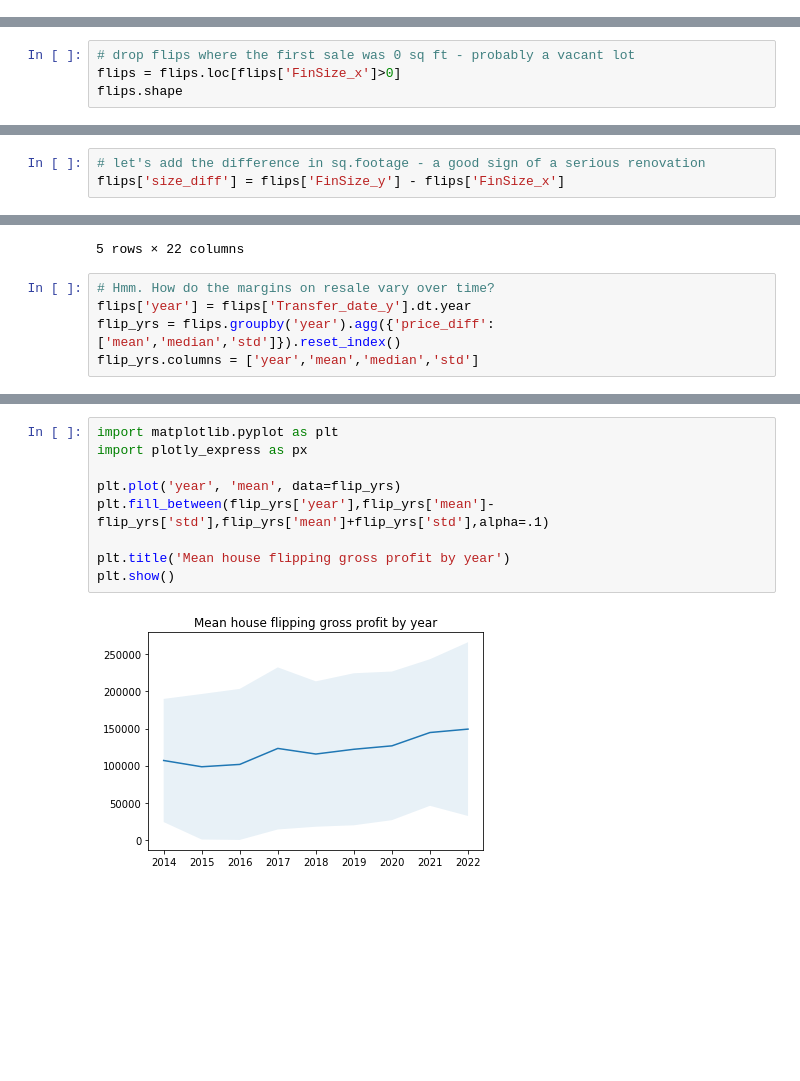
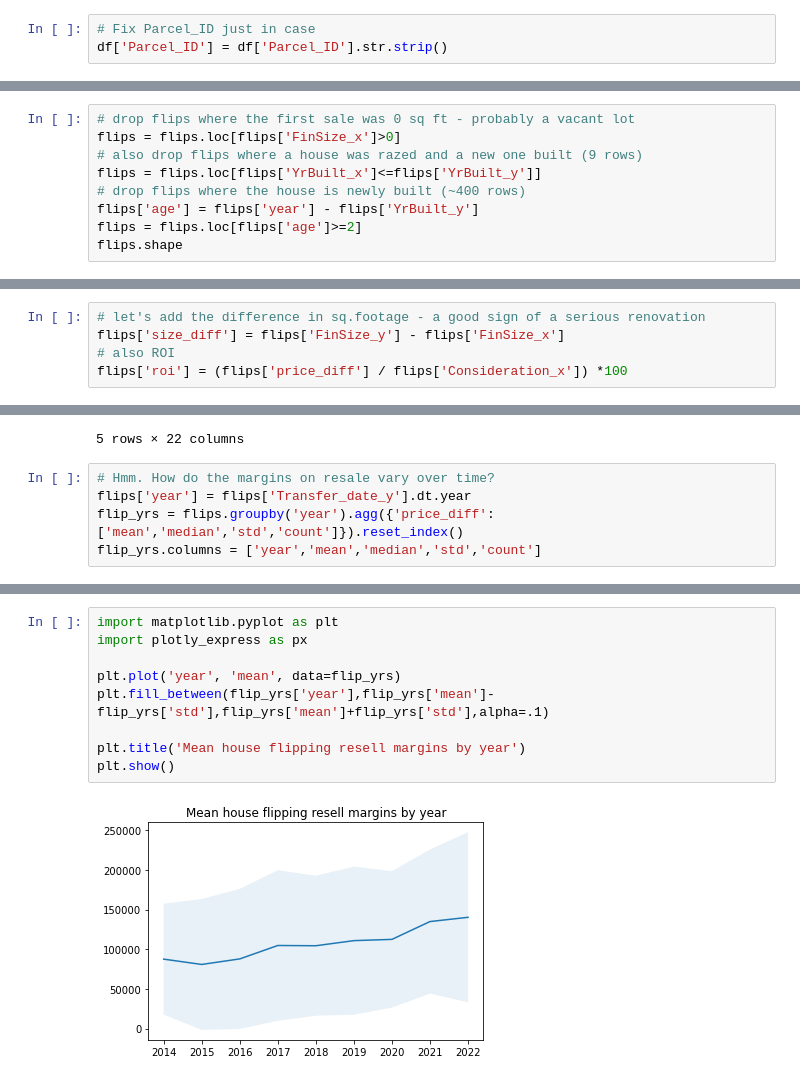
Before and after one commit to kfinity/ric-house-flip, a Jupyter notebook: flip analysis.ipynb, the cells around one changed output, grey strips where cells are left out. Drawn from its saved outputs; the diff is of its cells as text; blank space fills up the shorter version.

```diff
--- a/flip analysis.ipynb
+++ b/flip analysis.ipynb
@@ -12,3 +15,6 @@ df = df.loc[df['PropClass'].isin([101,110,115,120,130,150])]
+# %%
+# Fix Parcel_ID just in case
+df['Parcel_ID'] = df['Parcel_ID'].str.strip()
 # %% [markdown]
 We have a couple of markers for identifying flips vs. new housing:
 
@@ -90,5 +96,10 @@ flips.shape
 # %%
 # drop flips where the first sale was 0 sq ft - probably a vacant lot
 flips = flips.loc[flips['FinSize_x']>0]
+# also drop flips where a house was razed and a new one built (9 rows)
+flips = flips.loc[flips['YrBuilt_x']<=flips['YrBuilt_y']]
+# drop flips where the house is newly built (~400 rows)
+flips['age'] = flips['year'] - flips['YrBuilt_y']
+flips = flips.loc[flips['age']>=2]
 flips.shape
 # %% [output]
@@ -96,6 +107,8 @@ flips.shape
 # %%
 # let's add the difference in sq.footage - a good sign of a serious renovation
 flips['size_diff'] = flips['FinSize_y'] - flips['FinSize_x']
+# also ROI
+flips['roi'] = (flips['price_diff'] / flips['Consideration_x']) *100
 # %%
 #flips.shape
 #flips.sort_values(['price_diff']).tail(20)
@@ -133,8 +146,8 @@ df.loc[df['Parcel_ID'].str.strip() == 'W0000442020']
 # %%
 # Hmm. How do the margins on resale vary over time?
 flips['year'] = flips['Transfer_date_y'].dt.year
-flip_yrs = flips.groupby('year').agg({'price_diff':['mean','median','std']}).reset_index()
-flip_yrs.columns = ['year','mean','median','std']
+flip_yrs = flips.groupby('year').agg({'price_diff':['mean','median','std','count']}).reset_index()
+flip_yrs.columns = ['year','mean','median','std','count']
 # %%
 import matplotlib.pyplot as plt
 import plotly_express as px
@@ -149,11 +162,11 @@ plt.show()
 # %%
 import matplotlib.pyplot as plt
 import plotly_express as px
 
 plt.plot('year', 'mean', data=flip_yrs)
 plt.fill_between(flip_yrs['year'],flip_yrs['mean']-flip_yrs['std'],flip_yrs['mean']+flip_yrs['std'],alpha=.1)
 
-plt.title('Mean house flipping gross profit by year')
+plt.title('Mean house flipping resell margins by year')
 plt.show()
 # %% [output]
-[figure, old version]
+[figure, new version]
```
Also changed, not shown: parts of 13 cells of this notebook, 10 other files.
